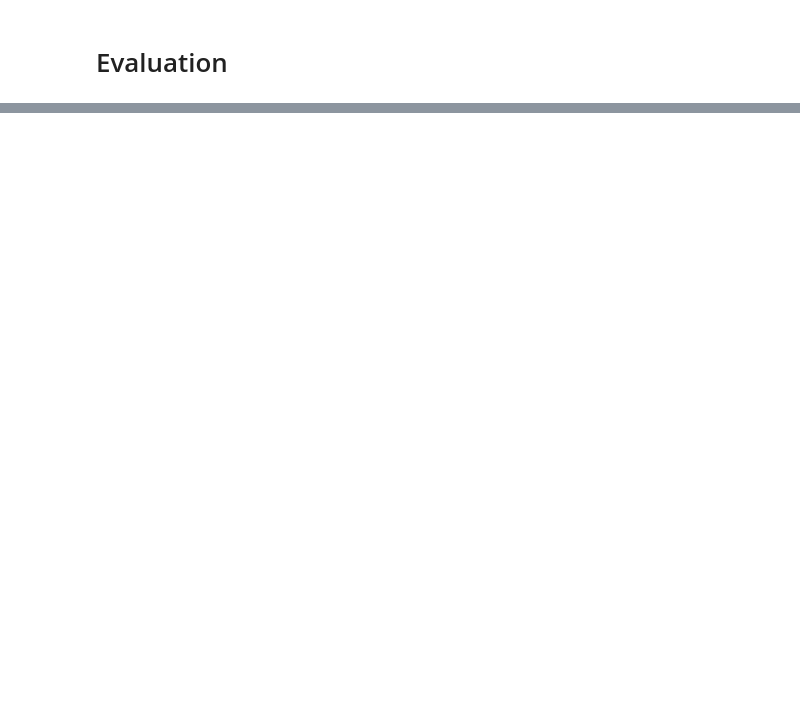
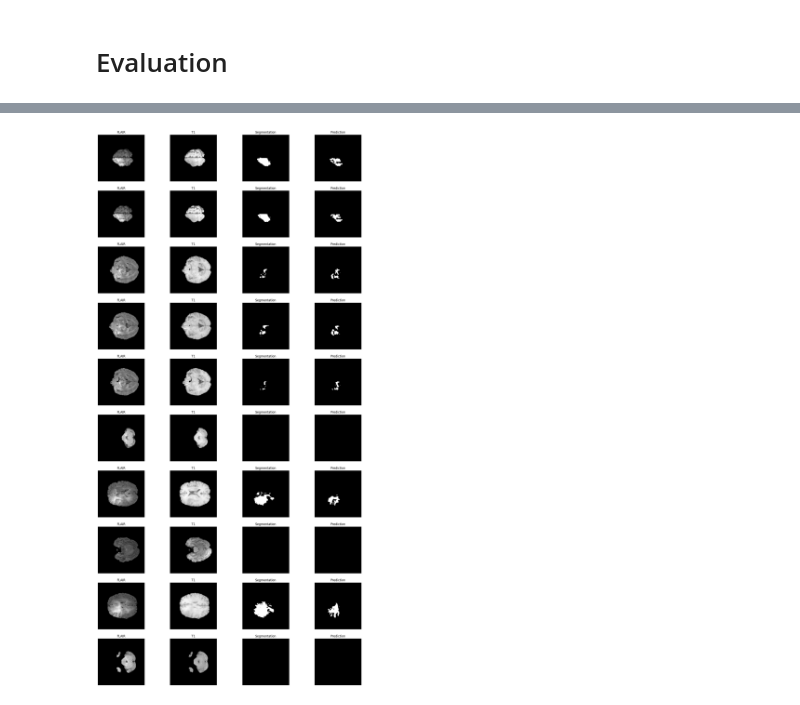
Before and after one commit to raj-pulapakura/brain-tumor-segmentation-notebooks, a Jupyter notebook: pytorch-2d-brain-mri-segmentation.ipynb, the cells around one changed output, grey strips where cells are left out. Drawn from its saved outputs; the diff is of its cells as text; code cells hidden in the pictures; blank space fills up the shorter version.

Commit message:
Kaggle Notebook | pytorch-2d-brain-mri-segmentation | Version 2

```diff
--- a/pytorch-2d-brain-mri-segmentation.ipynb
+++ b/pytorch-2d-brain-mri-segmentation.ipynb
@@ -803 +831,44 @@ plt.grid(True)
+# %%
+def plot_predictions(data_iterator, n_slices):
+
+    scanb, labelb = next(data_iterator)
+    indices = range(len(scanb))
+
+    nrows = n_slices
+    ncols = 4
+
+    plt.figure(figsize=(20, nrows*4))
+
+    for r in tqdm.notebook.tqdm(range(nrows)):
+
+        slice_index = random.choice(indices)
+        scans = scanb[slice_index]
+        label = labelb[slice_index]
+
+        for s, scan_type in enumerate(SCANS):
+            plt.subplot(nrows, ncols, r*ncols+s+1)
+            plt.title(scan_type.upper())
+            plt.imshow(scans[s, :, :], cmap="gray")
+            plt.axis("off")
+
+        plt.subplot(nrows, ncols, r*ncols+s+2)
+        plt.title("Segmentation")
+        plt.imshow(torch.argmax(label, dim=0), cmap="gray")
+        plt.axis("off")
+
+        scans = scans.to(device)
+        scans = torch.unsqueeze(scans, 0)
+        model.eval()
+        pred = model(scans).cpu()[0]
+
+        plt.subplot(nrows, ncols, r*ncols+s+3)
+        plt.title("Prediction")
+        plt.imshow(torch.argmax(pred, dim=0), cmap="gray")
+        plt.axis("off")
+
+    plt.show()
+# %%
+plot_predictions(iter(train_dataloader), n_slices=10)
+# %% [output]
+[figure, added]
 # %%
```
Also changed, not shown: parts of 11 cells of this notebook.
